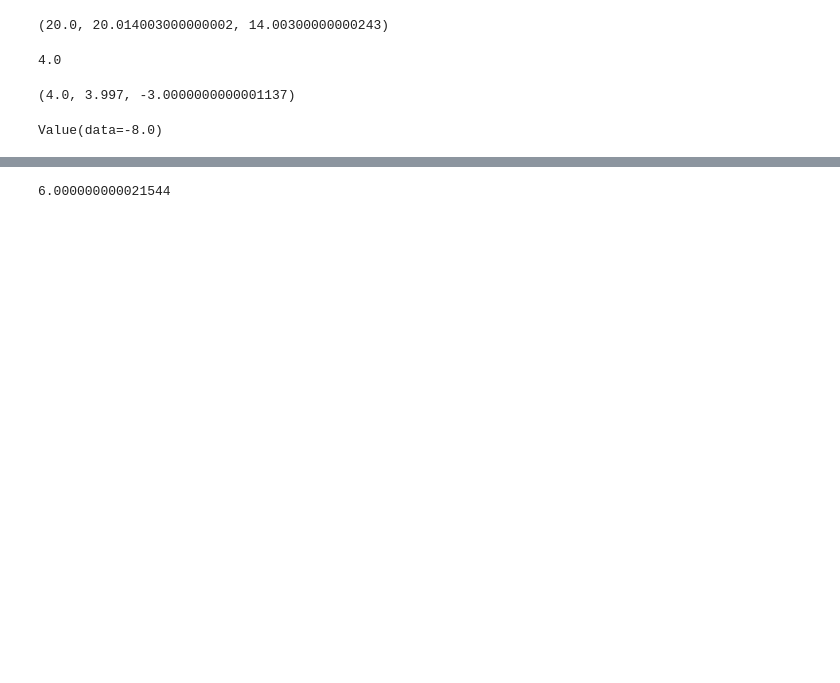
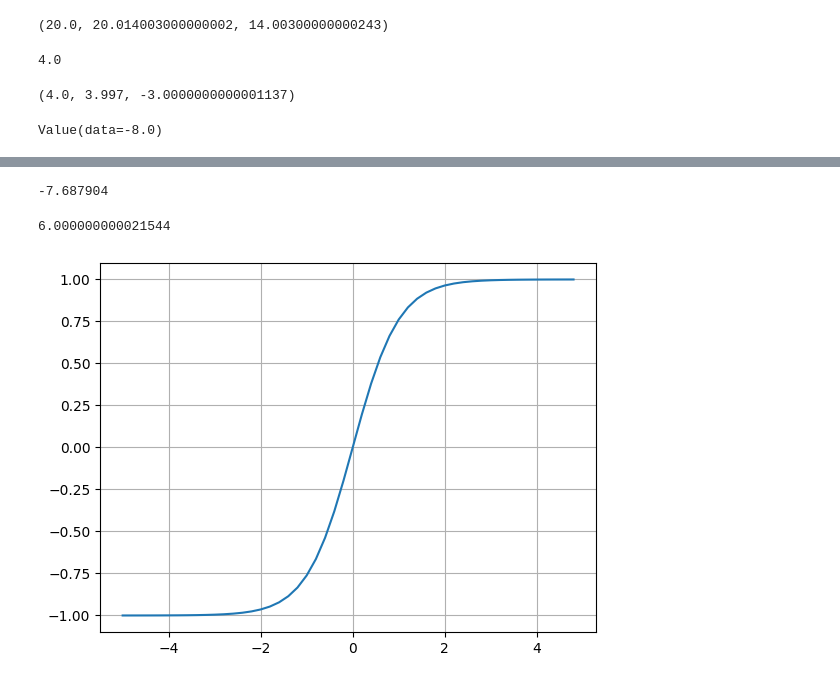
Before and after one commit to snowshine0216/micrograd, a Jupyter notebook: demo2.ipynb, the cells around one changed output, grey strips where cells are left out. Drawn from its saved outputs; the diff is of its cells as text; code cells hidden in the pictures; blank space fills up the shorter version.

```diff
--- a/demo2.ipynb
+++ b/demo2.ipynb
@@ -125,6 +161,21 @@ d.grad = f.data
 draw_dot(L)
 # %% [output]
 [drawing not drawn]
+# %%
+a.data += 0.01 * a.grad
+b.data -= 0.01 * b.grad
+c.data -= 0.01 * c.grad
+f.data += 0.01 * f.grad
+L.data
+
+e = a * b
+d = e + c
+L = d * f
+L.data
+
+print(L.data)
+# %% [output]
+-7.687904
 # %%
 def lol():
     h = 0.0001
@@ -151,3 +202,7 @@ def lol():
 lol()
 # %% [output]
 6.000000000021544
+# %%
+plt.plot(np.arange(-5.0, 5.0, 0.2), np.tanh(np.arange(-5.0, 5.0, 0.2))); plt.grid();
+# %% [output]
+[figure, added]
```
Also changed, not shown: parts of 15 cells of this notebook.
